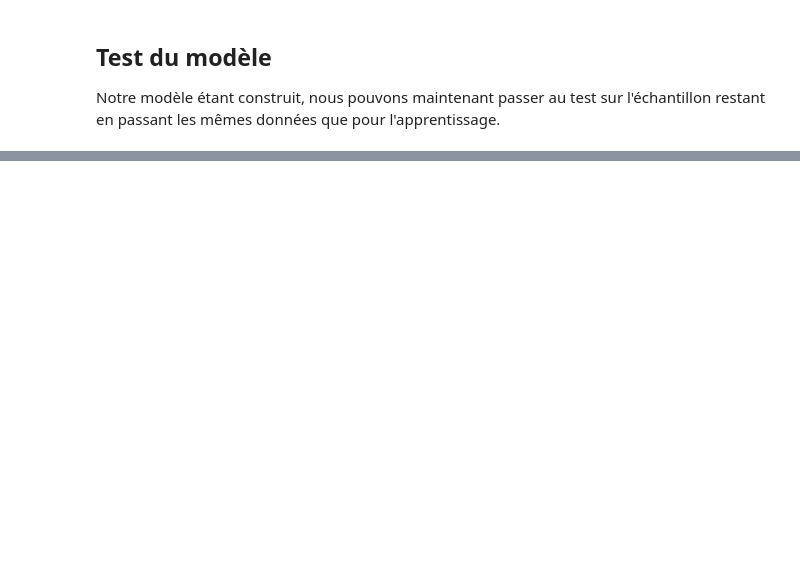
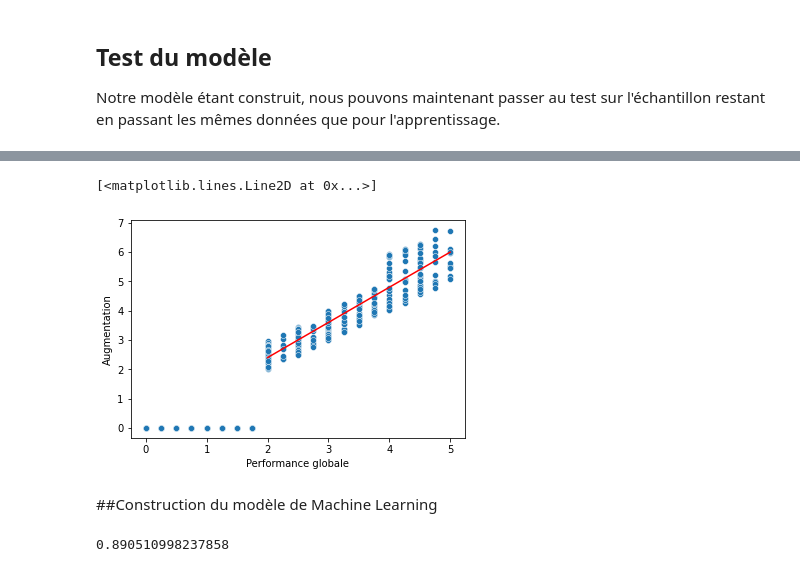
Before and after one commit to ArnaudCoulon/HRAnalytics.fr, a Jupyter notebook: Analytics/introduction_ML/Intro_ML_clustering_notebook.ipynb, the cells around one changed output, grey strips where cells are left out. Cells and saved outputs as stored; diff of their text form; code cells hidden in the pictures; blank space fills up the shorter version.

```diff
--- a/Analytics/introduction_ML/Intro_ML_clustering_notebook.ipynb
+++ b/Analytics/introduction_ML/Intro_ML_clustering_notebook.ipynb
@@ -358,0 +390,11 @@ dtype: int64
+# %%
+#Affichage d'un graphique performance globale / Augmentation individuelle
+sns.scatterplot(x="Performance globale",y="Augmentation", data = df)
+x_plot = np.linspace(2,5,100)
+y_plot = x_plot*1.2
+plt.plot(x_plot, y_plot , color='r')
+# %% [output]
+[<matplotlib.lines.Line2D at 0x...>]
+[figure, added]
+# %% [markdown]
+##Construction du modèle de Machine Learning
@@ -358,0 +410,13 @@ dtype: int64
+# %%
+# Import de la bibliothèque Scikit Learn permettant de faire des regression linéaires.
+from sklearn import linear_model
+
+reg = linear_model.LinearRegression()
+
+# Exécution de l'entrainement de la regression linéaire
+reg.fit(X_reg,y_reg)
+
+# Affichage du R2, le score de la régression linéaire
+print(reg.score(X_reg,y_reg))
+# %% [output]
+0.890510998237858
```
Also changed, not shown: parts of 35 cells of this notebook.
